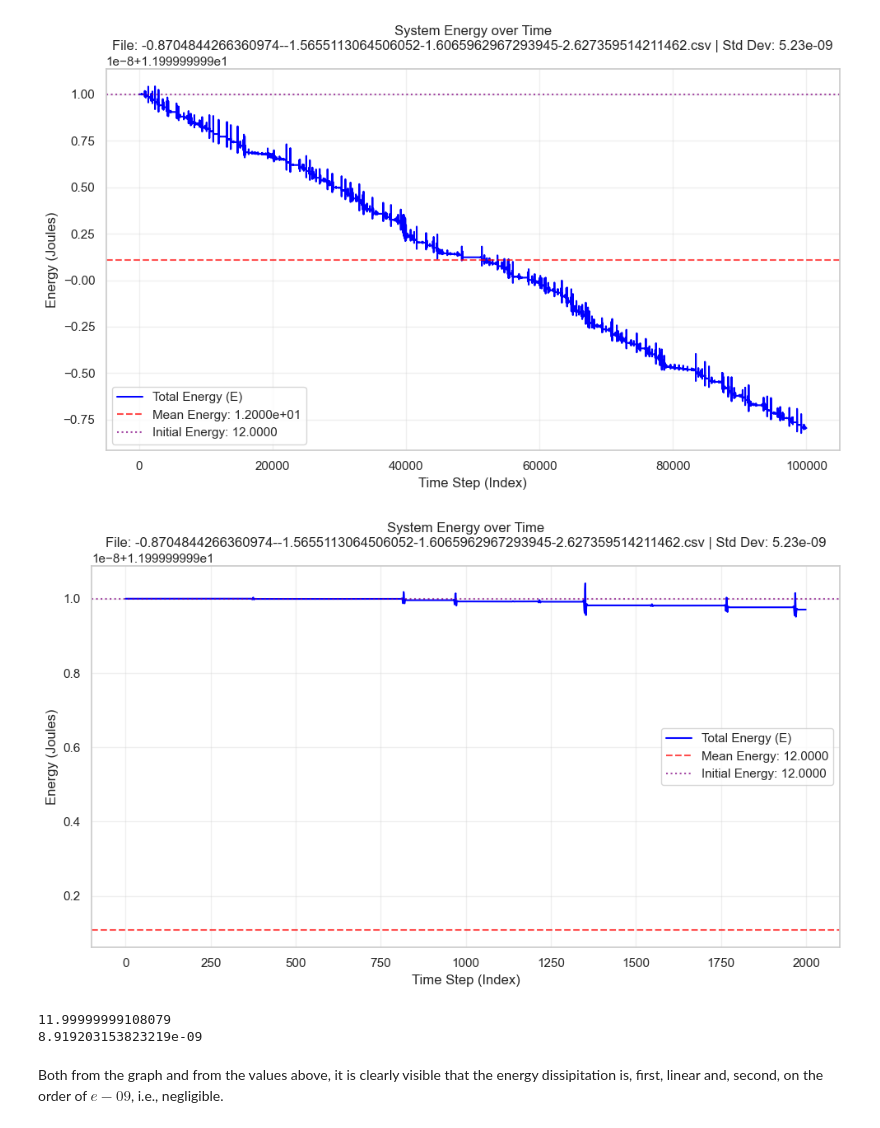
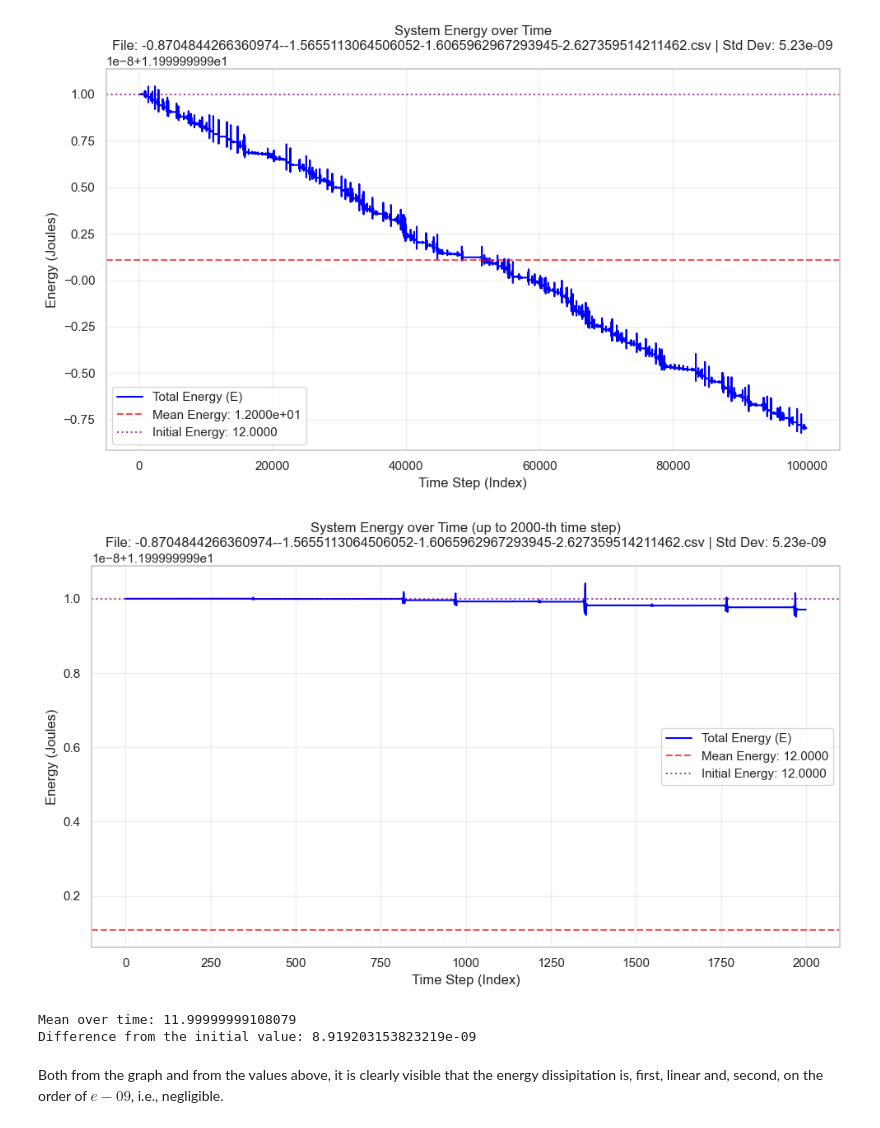
Before and after one commit to alexander-yord/Wasserstein-Emp-Bound, a Jupyter notebook: energy_drift_check.ipynb, the cells around one changed output. Drawn from its saved outputs; the diff is of its cells as text; code cells hidden in the pictures.

```diff
--- a/energy_drift_check.ipynb
+++ b/energy_drift_check.ipynb
@@ -110,35 +110,37 @@ Processing file: paths1/-0.8704844266360974--1.5655113064506052-1.60659629672939
 # %%
 plt.figure(figsize=(10, 6))
 
+plot_up_to = 2000
+
 # Plot the Total Energy
-plt.plot(total_energy[:2000], label='Total Energy (E)', color='blue', linewidth=1.5)
+plt.plot(total_energy[:plot_up_to], label='Total Energy (E)', color='blue', linewidth=1.5)
 
 # Calculate statistics for the title
 mean_e = np.mean(total_energy)
 std_e = np.std(total_energy)
 
 # Add a reference line for the mean energy
 plt.axhline(mean_e, color='red', linestyle='--', alpha=0.7, label=f'Mean Energy: {mean_e:.4f}')
 plt.axhline(total_energy[0][0], color='purple', linestyle=':', alpha=0.7, label=f'Initial Energy: {total_energy[0][0]:.4f}')
 
 
-plt.title(f"System Energy over Time\nFile: {os.path.basename(target_file)} | Std Dev: {std_e:.2e}")
+plt.title(f"System Energy over Time (up to {plot_up_to}-th time step)\nFile: {os.path.basename(target_file)} | Std Dev: {std_e:.2e}")
 plt.xlabel("Time Step (Index)")
 plt.ylabel("Energy (Joules)")
 plt.legend()
 plt.grid(True, alpha=0.3)
 
 # Adjust layout and show
 plt.tight_layout()
 plt.show()
 # %% [output]
-[figure, old version]
+[figure, new version]
 # %%
-print(mean_e)
-print(total_energy[0][0]-mean_e)
+print(f"Mean over time: {mean_e}")
+print(f"Difference from the initial value: {total_energy[0][0]-mean_e}")
 # %% [output]
-11.99999999108079
-8.919203153823219e-09
+Mean over time: 11.99999999108079
+Difference from the initial value: 8.919203153823219e-09
 # %% [markdown]
 Both from the graph and from the values above, it is clearly visible that the energy dissipitation is, first, linear and, second, on the order of $e-09$, i.e., negligible.
 # %% [markdown]
```
Also changed, not shown: 3 other files.
